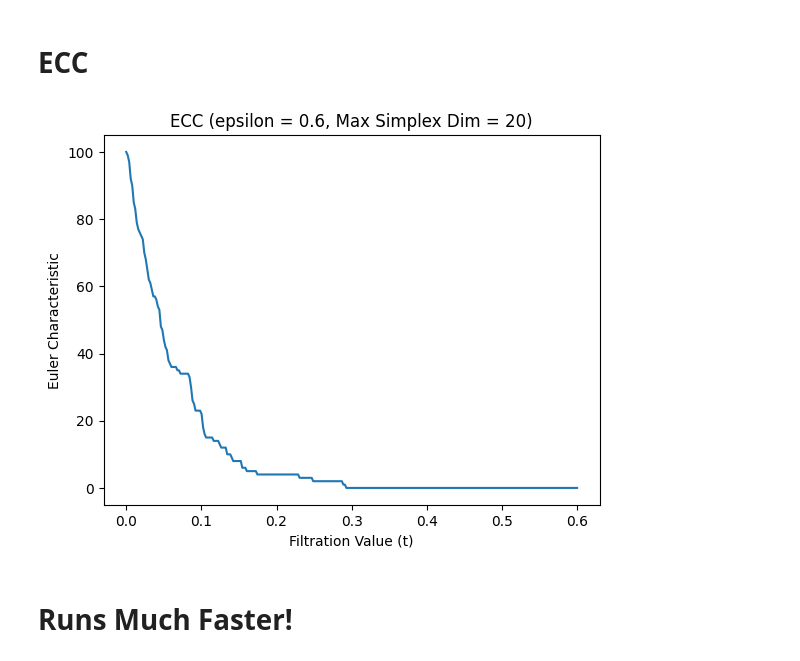
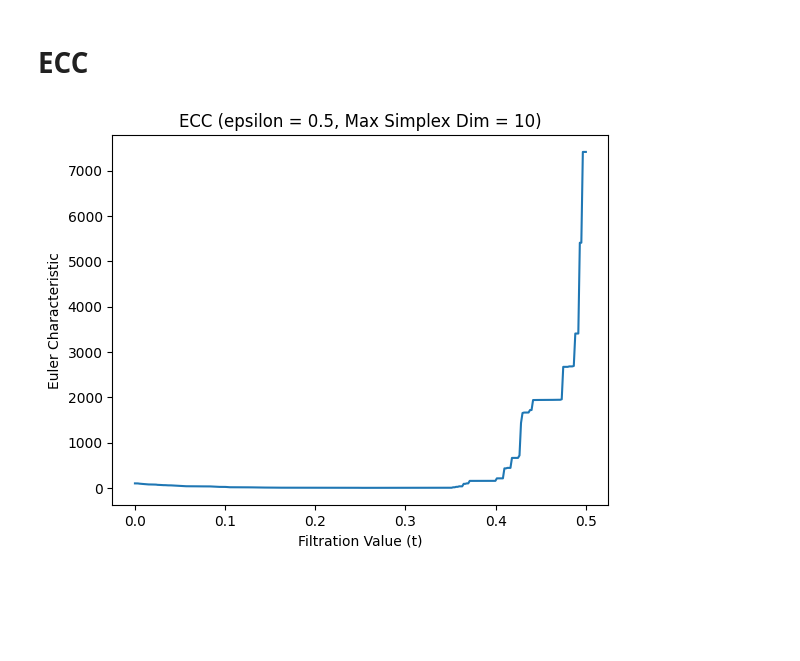
Before and after one commit to JosephMatatyaou/STA199REU, a Jupyter notebook: Week5/ECCAlgtesting.ipynb, the cells around one changed output. Drawn from its saved outputs; the diff is of its cells as text; code cells hidden in the pictures; blank space fills up the shorter version.

```diff
--- a/Week5/ECCAlgtesting.ipynb
+++ b/Week5/ECCAlgtesting.ipynb
@@ -193,8 +193,6 @@ def plot_ecc(point_cloud, epsilon, max_simplex_dim = 3, num_grid = 300):
 
     return grid, chi, C
 # %%
-grid, chi, C = plot_ecc(point_cloud, epsilon=0.6, max_simplex_dim=20)
+grid, chi, C = plot_ecc(point_cloud, epsilon=0.5, max_simplex_dim=10)
 # %% [output]
-[figure, old version]
+[figure, new version]
-# %% [markdown]
-# Runs Much Faster!
```
Also changed, not shown: parts of 3 cells of this notebook, 4 other files.
